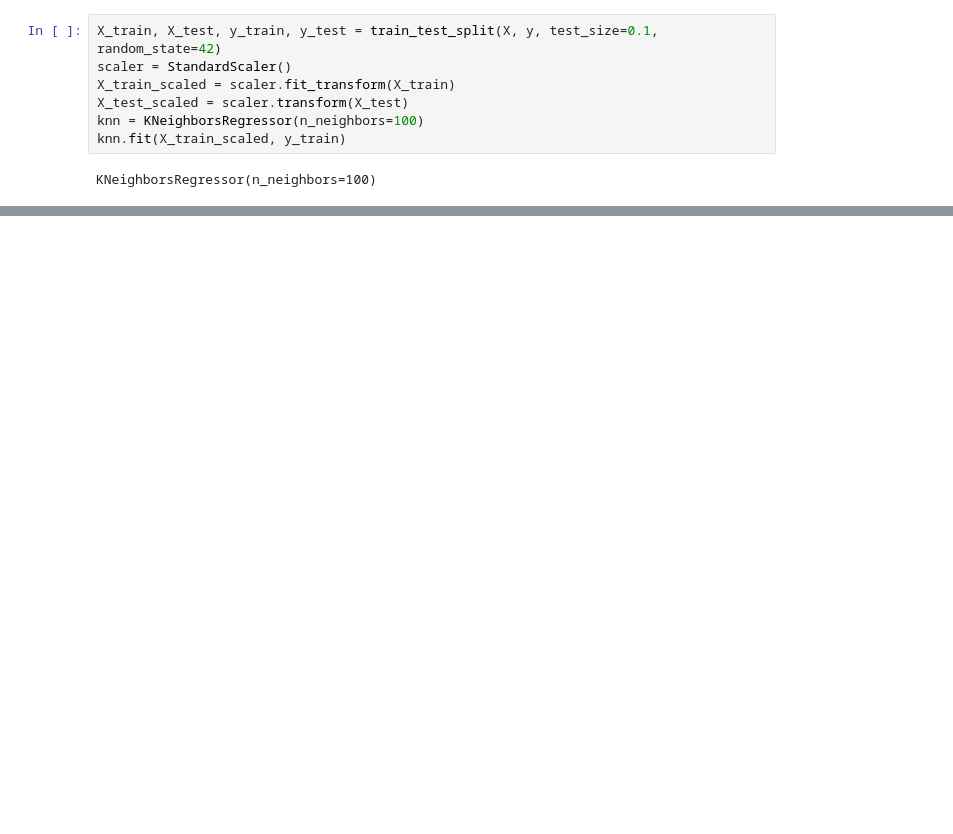
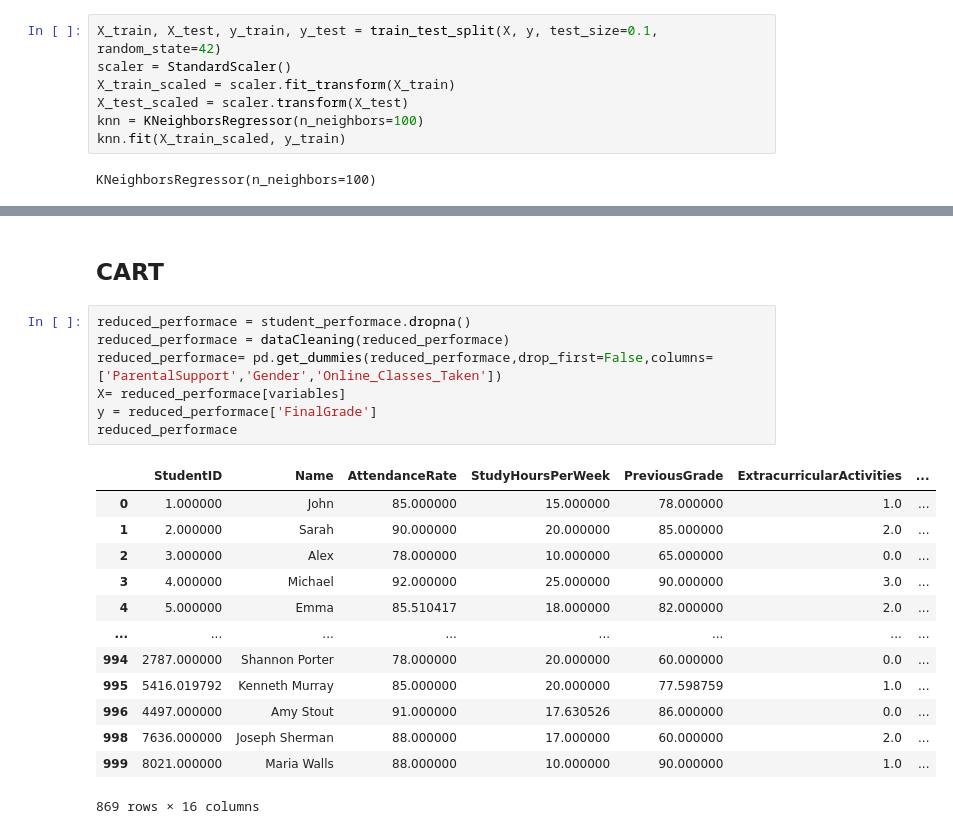
Before and after one commit to zanedotmp4/MLFInalProject, a Jupyter notebook: main.ipynb, the cells around one changed output, grey strips where cells are left out. Cells and saved outputs as stored; diff of their text form; blank space fills up the shorter version.

```diff
--- a/main.ipynb
+++ b/main.ipynb
@@ -168,0 +162,23 @@ KNN R2: -0.056871305753545265
+# %% [markdown]
+## CART
+# %%
+reduced_performace = student_performace.dropna()
+reduced_performace = dataCleaning(reduced_performace)
+reduced_performace= pd.get_dummies(reduced_performace,drop_first=False,columns=['ParentalSupport','Gender','Online_Classes_Taken'])
+X= reduced_performace[variables]
+y = reduced_performace['FinalGrade']
+reduced_performace
+# %% [output]
+|  | StudentID | Name | AttendanceRate | StudyHoursPerWeek | PreviousGrade | ExtracurricularActivities | ... |
+| 0 | 1.000000 | John | 85.000000 | 15.000000 | 78.000000 | 1.0 | ... |
+| 1 | 2.000000 | Sarah | 90.000000 | 20.000000 | 85.000000 | 2.0 | ... |
+| 2 | 3.000000 | Alex | 78.000000 | 10.000000 | 65.000000 | 0.0 | ... |
+| 3 | 4.000000 | Michael | 92.000000 | 25.000000 | 90.000000 | 3.0 | ... |
+| 4 | 5.000000 | Emma | 85.510417 | 18.000000 | 82.000000 | 2.0 | ... |
+| ... | ... | ... | ... | ... | ... | ... | ... |
+| 994 | 2787.000000 | Shannon Porter | 78.000000 | 20.000000 | 60.000000 | 0.0 | ... |
+| 995 | 5416.019792 | Kenneth Murray | 85.000000 | 20.000000 | 77.598759 | 1.0 | ... |
+| 996 | 4497.000000 | Amy Stout | 91.000000 | 17.630526 | 86.000000 | 0.0 | ... |
+| 998 | 7636.000000 | Joseph Sherman | 88.000000 | 17.000000 | 60.000000 | 2.0 | ... |
+| 999 | 8021.000000 | Maria Walls | 88.000000 | 10.000000 | 90.000000 | 1.0 | ... |
+869 rows × 16 columns
```
Also changed, not shown: parts of 13 cells of this notebook.
